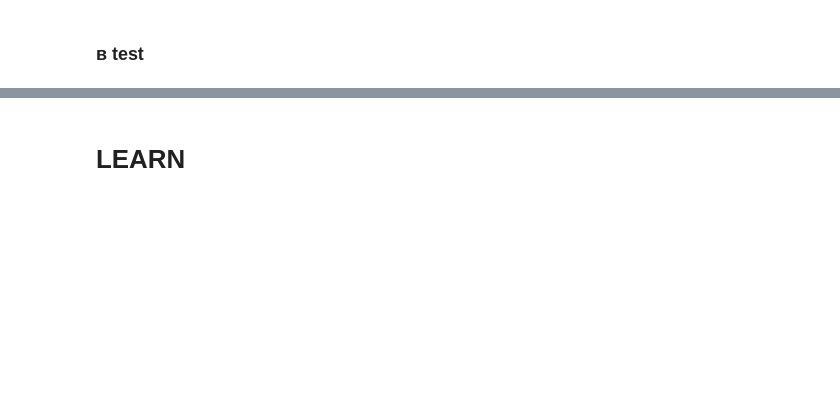
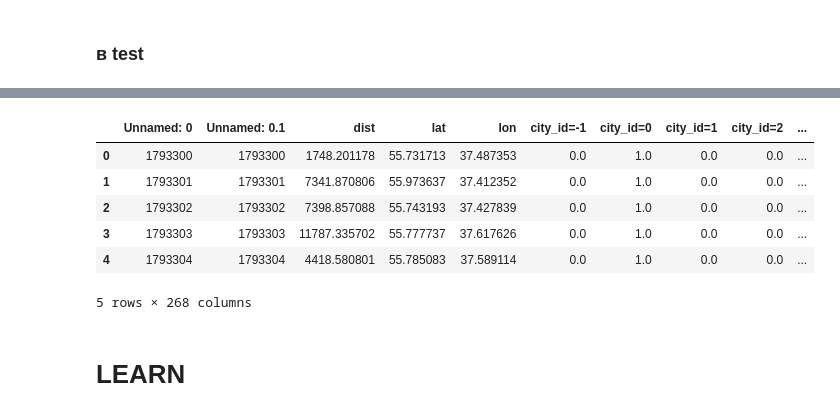
Before and after one commit to ibrahim85/data-night, a Jupyter notebook: somehow_working.ipynb, the cells around one changed output, grey strips where cells are left out. Cells and saved outputs as stored; diff of their text form; code cells hidden in the pictures; blank space fills up the shorter version.

```diff
--- a/somehow_working.ipynb
+++ b/somehow_working.ipynb
@@ -340,0 +406,2 @@ trainclusters = pd.read_csv('train_clusters.csv')
+# %%
+testclusters = pd.read_csv('test_clusters_vectorized.csv')
@@ -341,2 +410,14 @@ trainclusters = pd.read_csv('train_clusters.csv')
+# %%
+test = pd.concat([test, testclusters], axis=1, join_axes=[test.index])
+# %%
+test.head()
+# %% [output]
+|  | Unnamed: 0 | Unnamed: 0.1 | dist | lat | lon | city_id=-1 | city_id=0 | city_id=1 | city_id=2 | ... |
+| 0 | 1793300 | 1793300 | 1748.201178 | 55.731713 | 37.487353 | 0.0 | 1.0 | 0.0 | 0.0 | ... |
+| 1 | 1793301 | 1793301 | 7341.870806 | 55.973637 | 37.412352 | 0.0 | 1.0 | 0.0 | 0.0 | ... |
+| 2 | 1793302 | 1793302 | 7398.857088 | 55.743193 | 37.427839 | 0.0 | 1.0 | 0.0 | 0.0 | ... |
+| 3 | 1793303 | 1793303 | 11787.335702 | 55.777737 | 37.617626 | 0.0 | 1.0 | 0.0 | 0.0 | ... |
+| 4 | 1793304 | 1793304 | 4418.580801 | 55.785083 | 37.589114 | 0.0 | 1.0 | 0.0 | 0.0 | ... |
+5 rows × 268 columns
 # %% [markdown]
 # LEARN
```
Also changed, not shown: parts of 16 cells of this notebook.
